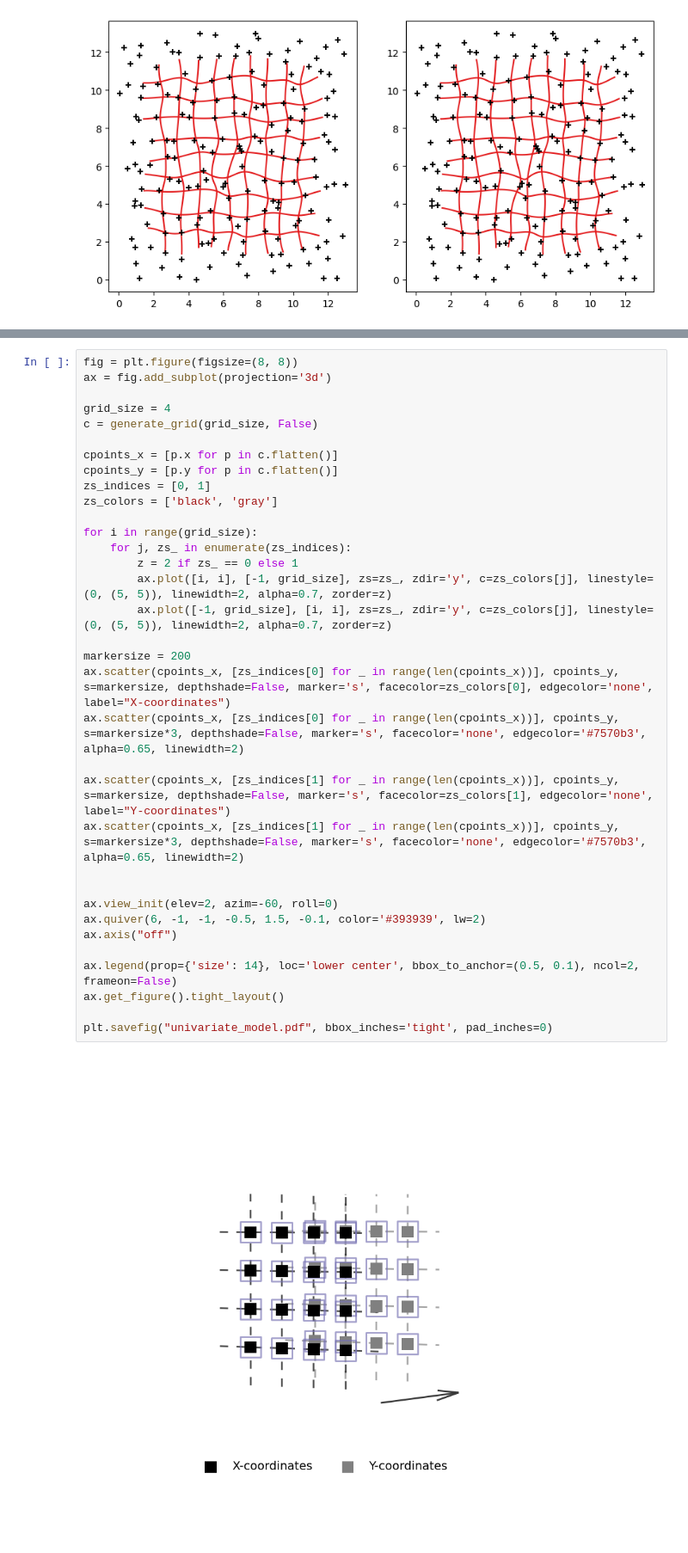
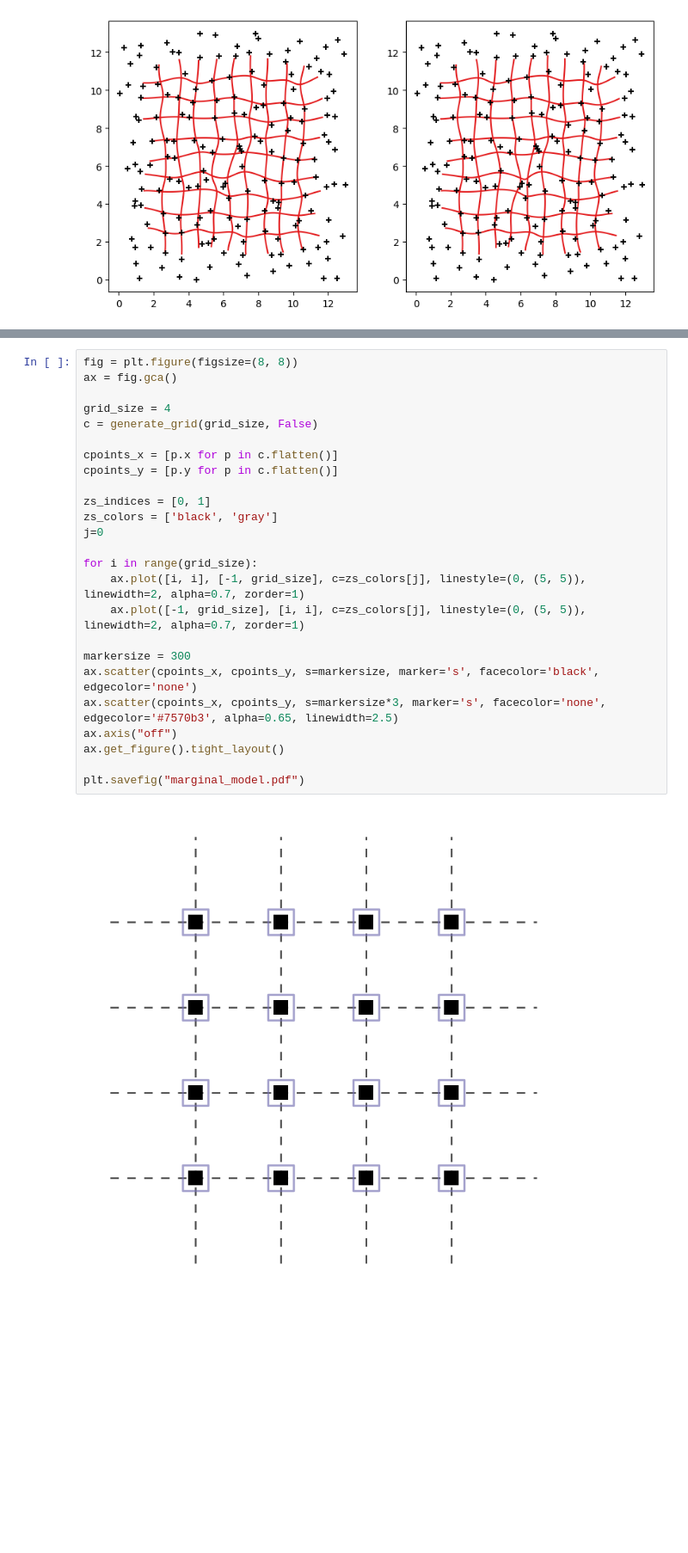
Before and after one commit to joasiee/elastix, a Jupyter notebook: experiments/notebooks/bsplines.ipynb, the cells around one changed output, grey strips where cells are left out. Shown at 86% size. Drawn from its saved outputs; the diff is of its cells as text; blank space fills up the shorter version.

Commit message:
decr variance + plots testing

```diff
--- a/experiments/notebooks/bsplines.ipynb
+++ b/experiments/notebooks/bsplines.ipynb
@@ -308,36 +345,27 @@ if __name__ == '__main__':
 # %%
 fig = plt.figure(figsize=(8, 8))
-ax = fig.add_subplot(projection='3d')
+ax = fig.gca()
 
 grid_size = 4
 c = generate_grid(grid_size, False)
 
 cpoints_x = [p.x for p in c.flatten()]
 cpoints_y = [p.y for p in c.flatten()]
+
 zs_indices = [0, 1]
 zs_colors = ['black', 'gray']
+j=0
 
 for i in range(grid_size):
-    for j, zs_ in enumerate(zs_indices):
-        z = 2 if zs_ == 0 else 1
-        ax.plot([i, i], [-1, grid_size], zs=zs_, zdir='y', c=zs_colors[j], linestyle=(0, (5, 5)), linewidth=2, alpha=0.7, zorder=z)
-        ax.plot([-1, grid_size], [i, i], zs=zs_, zdir='y', c=zs_colors[j], linestyle=(0, (5, 5)), linewidth=2, alpha=0.7, zorder=z)
+    ax.plot([i, i], [-1, grid_size], c=zs_colors[j], linestyle=(0, (5, 5)), linewidth=2, alpha=0.7, zorder=1)
+    ax.plot([-1, grid_size], [i, i], c=zs_colors[j], linestyle=(0, (5, 5)), linewidth=2, alpha=0.7, zorder=1)
 
-markersize = 200
-ax.scatter(cpoints_x, [zs_indices[0] for _ in range(len(cpoints_x))], cpoints_y, s=markersize, depthshade=False, marker='s', facecolor=zs_colors[0], edgecolor='none', label="X-coordinates")
-ax.scatter(cpoints_x, [zs_indices[0] for _ in range(len(cpoints_x))], cpoints_y, s=markersize*3, depthshade=False, marker='s', facecolor='none', edgecolor='#7570b3', alpha=0.65, linewidth=2)
-
-ax.scatter(cpoints_x, [zs_indices[1] for _ in range(len(cpoints_x))], cpoints_y, s=markersize, depthshade=False, marker='s', facecolor=zs_colors[1], edgecolor='none', label="Y-coordinates")
-ax.scatter(cpoints_x, [zs_indices[1] for _ in range(len(cpoints_x))], cpoints_y, s=markersize*3, depthshade=False, marker='s', facecolor='none', edgecolor='#7570b3', alpha=0.65, linewidth=2)
-
-
-ax.view_init(elev=2, azim=-60, roll=0)
-ax.quiver(6, -1, -1, -0.5, 1.5, -0.1, color='#393939', lw=2)
+markersize = 300
+ax.scatter(cpoints_x, cpoints_y, s=markersize, marker='s', facecolor='black', edgecolor='none')
+ax.scatter(cpoints_x, cpoints_y, s=markersize*3, marker='s', facecolor='none', edgecolor='#7570b3', alpha=0.65, linewidth=2.5)
 ax.axis("off")
-
-ax.legend(prop={'size': 14}, loc='lower center', bbox_to_anchor=(0.5, 0.1), ncol=2, frameon=False)
 ax.get_figure().tight_layout()
 
-plt.savefig("univariate_model.pdf", bbox_inches='tight', pad_inches=0)
+plt.savefig("marginal_model.pdf")
 # %% [output]
-[figure, old version]
+[figure, new version]
```
Also changed, not shown: parts of 2 cells of this notebook, 4 other files.
